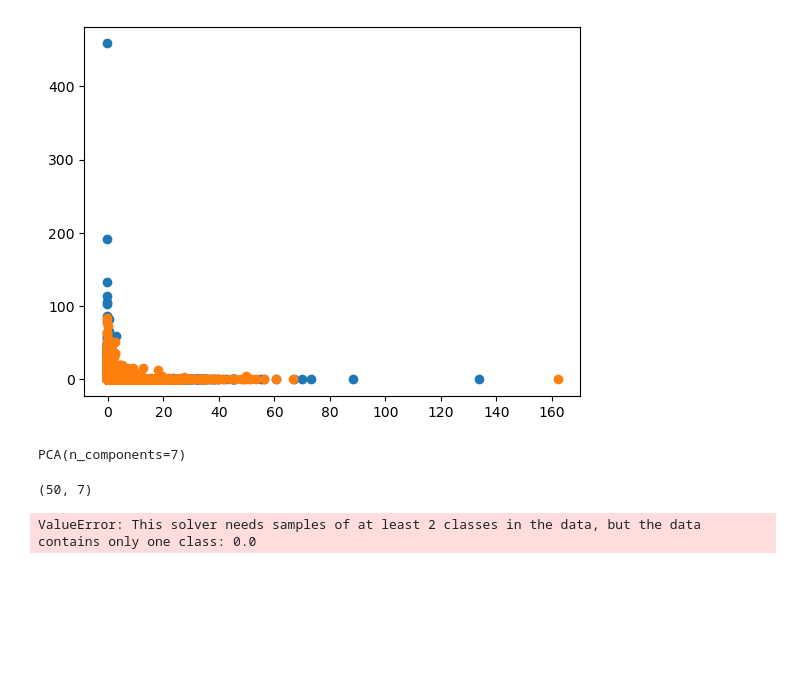
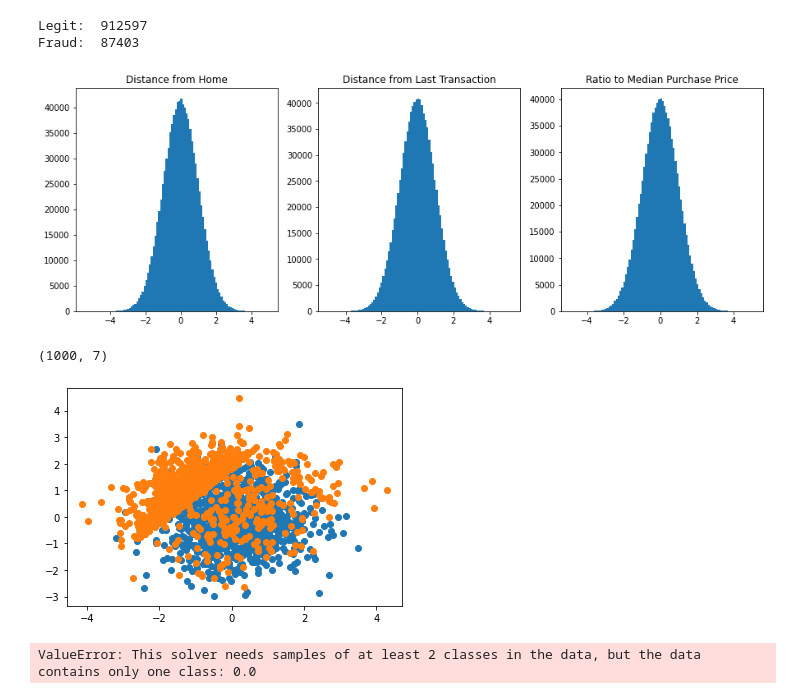
Before and after one commit to LucasEmcken/CCFraud, a Jupyter notebook: data_vis.ipynb, the cells around one changed output. Cells and saved outputs as stored; diff of their text form; code cells hidden in the pictures; blank space fills up the shorter version.

Commit message:
Updates to data visualization
Updates PC visualization by log transforming data, which makes clusters more visible :)

```diff
--- a/data_vis.ipynb
+++ b/data_vis.ipynb
@@ -17,13 +17,21 @@ from collections import namedtuple
 # %%
 df = pd.read_csv("data/card_transdata.csv")
 
+#drop empty columns
+df = df.dropna(axis=1, how='all')
+
+#log transform
+df['distance_from_home'] = np.log(df['distance_from_home'])
+df['distance_from_last_transaction'] = np.log(df['distance_from_last_transaction'])
+df['ratio_to_median_purchase_price'] = np.log(df['ratio_to_median_purchase_price'])
+
 #Data transform
-
 df['distance_from_home'] = (df['distance_from_home'] - np.mean(df['distance_from_home']))/np.std(df['distance_from_home'])
 df['distance_from_last_transaction'] = (df['distance_from_last_transaction'] - np.mean(df['distance_from_last_transaction']))/np.std(df['distance_from_last_transaction'])
 df['ratio_to_median_purchase_price'] = (df['ratio_to_median_purchase_price'] - np.mean(df['ratio_to_median_purchase_price']))/np.std(df['ratio_to_median_purchase_price'])
 
-print(*df.columns.values)
+
+
 
 #split to legit and fraud frames
 legit, fraud = [x for _, x in df.groupby(df['fraud'] == 1)]
@@ -37,15 +38,33 @@ plt.show()
-# %%
-plt.scatter(legit['distance_from_home'], legit['distance_from_last_transaction'])
-plt.scatter(fraud['distance_from_home'], fraud['distance_from_last_transaction'])
-plt.show()
-# %% [output]
-[figure, removed]
+# %%
+#count legit and fraud
+print("Legit: ", len(legit), "\nFraud: ", len(fraud))
+# %% [output]
+Legit:  912597
+Fraud:  87403
+# %%
+#plot distributions
+%matplotlib inline
+#plot them next to each other
+fig, axs = plt.subplots(1, 3, figsize=(15, 5))
+
+axs[0].hist(df['distance_from_home'], bins=100)
+axs[0].set_title('Distance from Home')
+
+axs[1].hist(df['distance_from_last_transaction'], bins=100)
+axs[1].set_title('Distance from Last Transaction')
+
+axs[2].hist(df['ratio_to_median_purchase_price'], bins=100)
+axs[2].set_title('Ratio to Median Purchase Price')
+
+plt.show()
+# %% [output]
+[figure, added]
 # %%
 #PC transform data
 n_comp = 7
+
 pca = PCA(n_components=n_comp)
 pca.fit(df.loc[:, df.columns != 'fraud'])
 
+
 legit, fraud = pca.transform(legit.loc[:, legit.columns != 'fraud']), pca.transform(fraud.loc[:, fraud.columns != 'fraud'])
-# %% [output]
-PCA(n_components=7)
@@ -52,20 +77,26 @@ PCA(n_components=7)
 # %%
-%matplotlib qt
-fig = plt.figure()
+# %matplotlib qt
+# fig = plt.figure()
 
-legit_lim = legit[:50]
-fraud_lim = fraud[:50]
+legit_lim = legit[:1000]
+fraud_lim = fraud[:1000]
 
 print(legit_lim.shape)
 
-ax = fig.add_subplot(projection='3d')
+# ax = fig.add_subplot(projection='3d')
 
-ax.scatter(legit_lim.T[4], legit_lim.T[5], legit_lim.T[6])
-ax.scatter(fraud_lim.T[4], fraud_lim.T[5], fraud_lim.T[6])
+start = 1
+pc = [start+i for i in range(2)]
+
+fig, axs = plt.subplots(1, 3, figsize=(15, 5))
+
+plt.scatter(legit_lim.T[pc[0]], legit_lim.T[pc[1]])
+plt.scatter(fraud_lim.T[pc[0]], fraud_lim.T[pc[1]])
 
 plt.show()
 # %% [output]
-(50, 7)
+(1000, 7)
+[figure, added]
 # %%
 
 y = df['fraud'].to_numpy()
```
Also changed, not shown: parts of 4 cells of this notebook.
